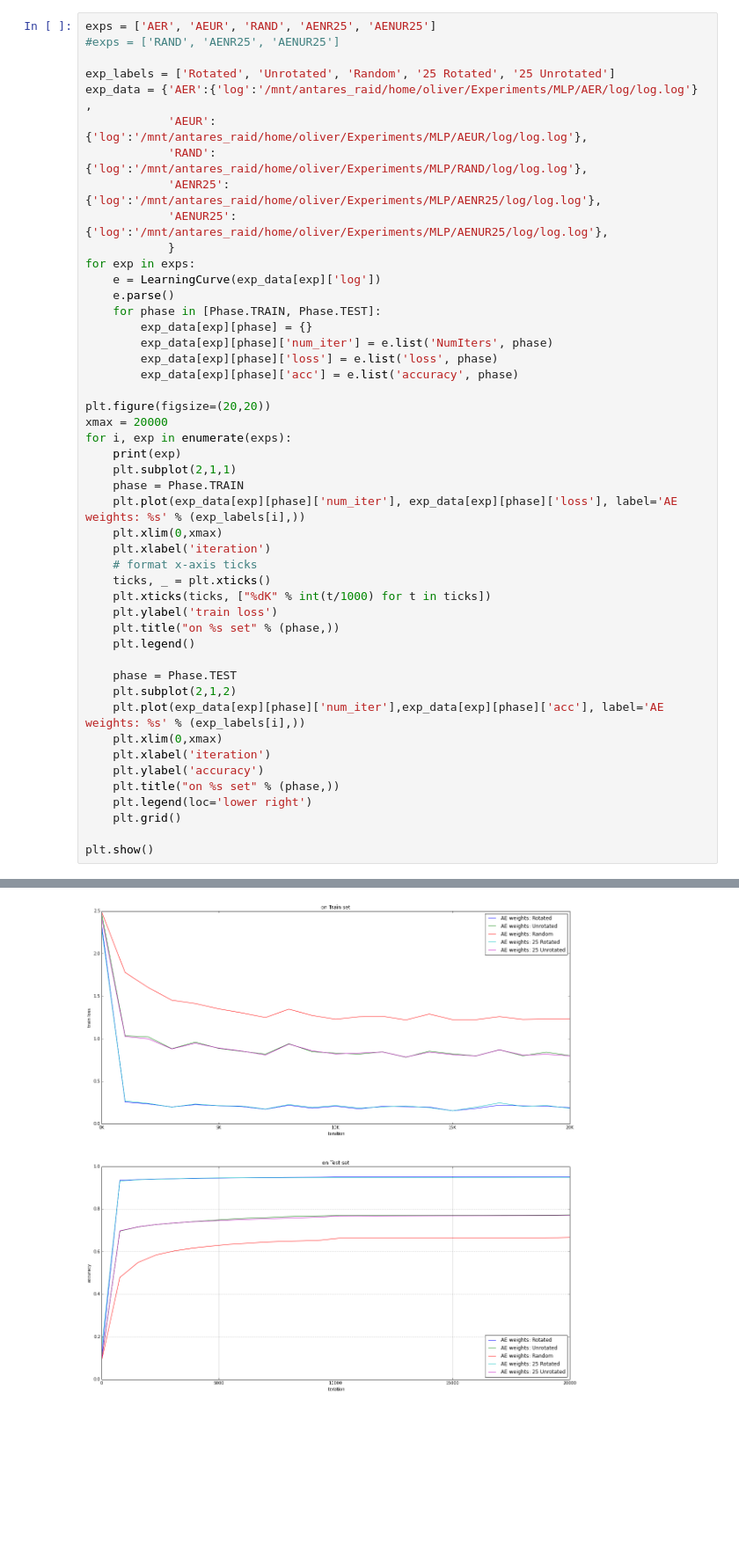
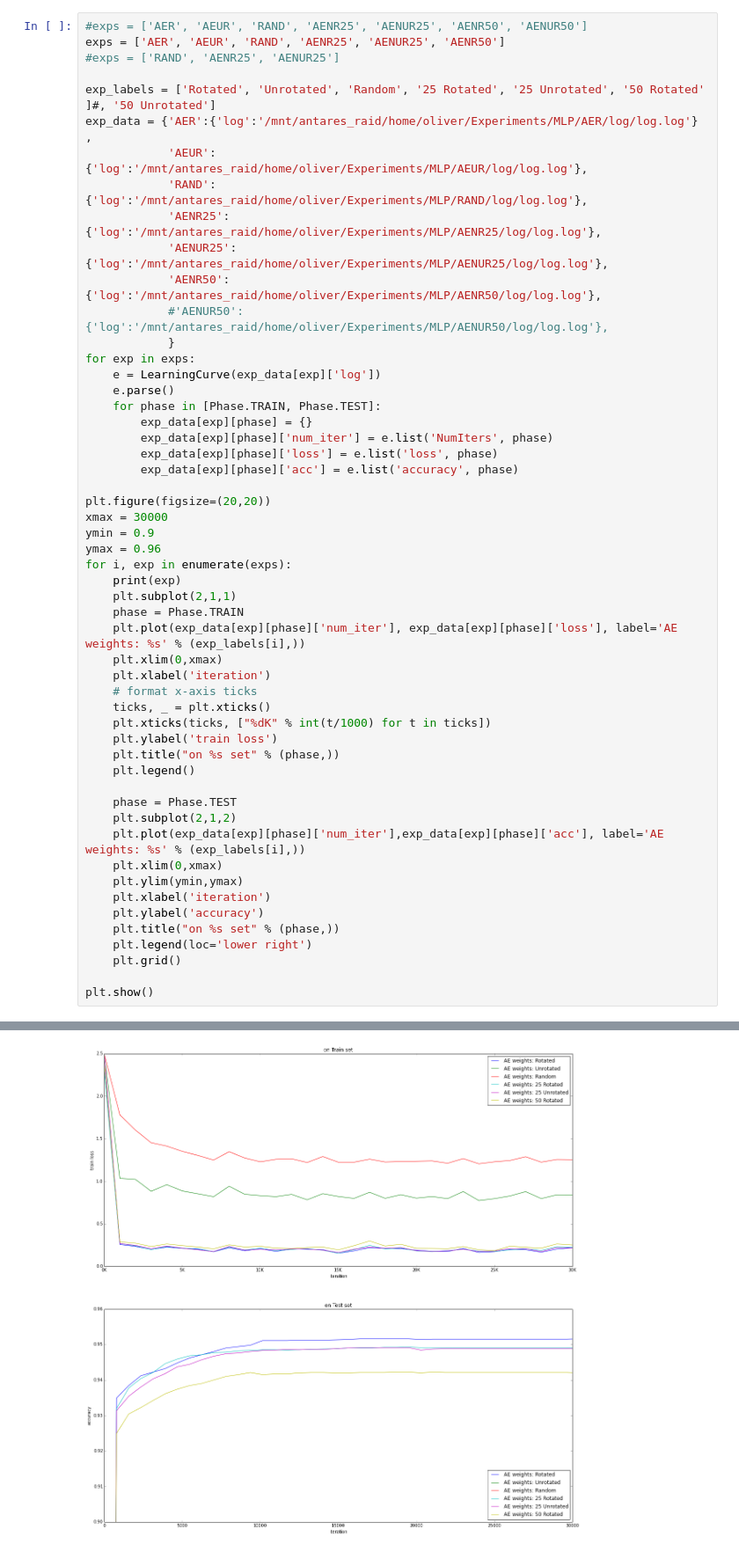
Before and after one commit to Kreiswolke/DeepInvariance, a Jupyter notebook: plot_results.ipynb, the cells around one changed output, grey strips where cells are left out. Shown at 88% size. Cells and saved outputs as stored; diff of their text form; blank space fills up the shorter version.

```diff
--- a/plot_results.ipynb
+++ b/plot_results.ipynb
@@ -16,15 +16,18 @@ from nideep.eval.learning_curve import LearningCurve
 from nideep.eval.eval_utils import Phase
 %matplotlib inline
 # %%
-exps = ['AER', 'AEUR', 'RAND', 'AENR25', 'AENUR25']
+#exps = ['AER', 'AEUR', 'RAND', 'AENR25', 'AENUR25', 'AENR50', 'AENUR50']
+exps = ['AER', 'AEUR', 'RAND', 'AENR25', 'AENUR25', 'AENR50']
 #exps = ['RAND', 'AENR25', 'AENUR25']
 
-exp_labels = ['Rotated', 'Unrotated', 'Random', '25 Rotated', '25 Unrotated']
+exp_labels = ['Rotated', 'Unrotated', 'Random', '25 Rotated', '25 Unrotated', '50 Rotated' ]#, '50 Unrotated']
 exp_data = {'AER':{'log':'/mnt/antares_raid/home/oliver/Experiments/MLP/AER/log/log.log'} ,
             'AEUR':{'log':'/mnt/antares_raid/home/oliver/Experiments/MLP/AEUR/log/log.log'},
             'RAND':{'log':'/mnt/antares_raid/home/oliver/Experiments/MLP/RAND/log/log.log'},
             'AENR25':{'log':'/mnt/antares_raid/home/oliver/Experiments/MLP/AENR25/log/log.log'},
             'AENUR25':{'log':'/mnt/antares_raid/home/oliver/Experiments/MLP/AENUR25/log/log.log'},
+            'AENR50':{'log':'/mnt/antares_raid/home/oliver/Experiments/MLP/AENR50/log/log.log'},
+            #'AENUR50':{'log':'/mnt/antares_raid/home/oliver/Experiments/MLP/AENUR50/log/log.log'},
             }
 for exp in exps:
     e = LearningCurve(exp_data[exp]['log'])
@@ -36,7 +39,9 @@ for exp in exps:
         exp_data[exp][phase]['acc'] = e.list('accuracy', phase)
 
 plt.figure(figsize=(20,20))
-xmax = 20000
+xmax = 30000
+ymin = 0.9
+ymax = 0.96
 for i, exp in enumerate(exps):
     print(exp)
     plt.subplot(2,1,1)
@@ -55,6 +60,7 @@ for i, exp in enumerate(exps):
     plt.subplot(2,1,2)
     plt.plot(exp_data[exp][phase]['num_iter'],exp_data[exp][phase]['acc'], label='AE weights: %s' % (exp_labels[i],))
     plt.xlim(0,xmax)
+    plt.ylim(ymin,ymax)
     plt.xlabel('iteration')
     plt.ylabel('accuracy')
     plt.title("on %s set" % (phase,))
@@ -71 +78 @@ AENUR25
-[figure, old version]
+[figure, new version]
```
Also changed, not shown: parts of 1 cell of this notebook, 3 other files.
